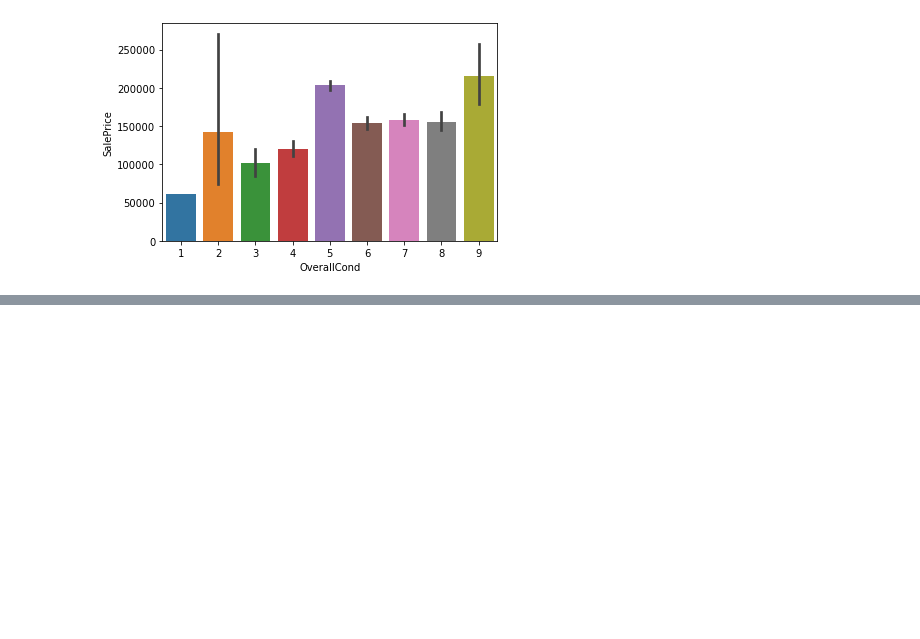
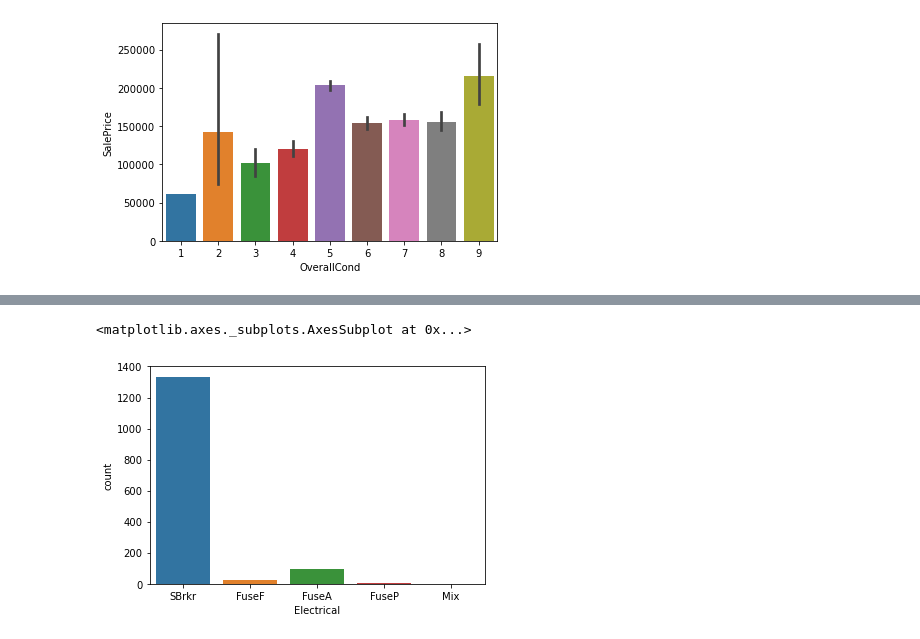
Before and after one commit to AaronKnight91/House-Prices-Advanced-Regression-Techniques, a Jupyter notebook: house_prices.ipynb, the cells around one changed output, grey strips where cells are left out. Drawn from its saved outputs; the diff is of its cells as text; code cells hidden in the pictures; blank space fills up the shorter version.

```diff
--- a/house_prices.ipynb
+++ b/house_prices.ipynb
@@ -100,0 +133,8 @@ def heatmap(data):
+# %%
+df["GarageCond"].fillna("None",inplace=True)
+# %%
+df["PoolQC"].fillna("None",inplace=True)
+# %%
+df["Fence"].fillna("None",inplace=True)
+# %%
+df["MiscFeature"].fillna("None",inplace=True)
@@ -100,0 +150,5 @@ def heatmap(data):
+# %%
+sns.countplot(x="Electrical",data=df)
+# %% [output]
+<matplotlib.axes._subplots.AxesSubplot at 0x...>
+[figure, added]
```
Also changed, not shown: parts of 17 cells of this notebook.
